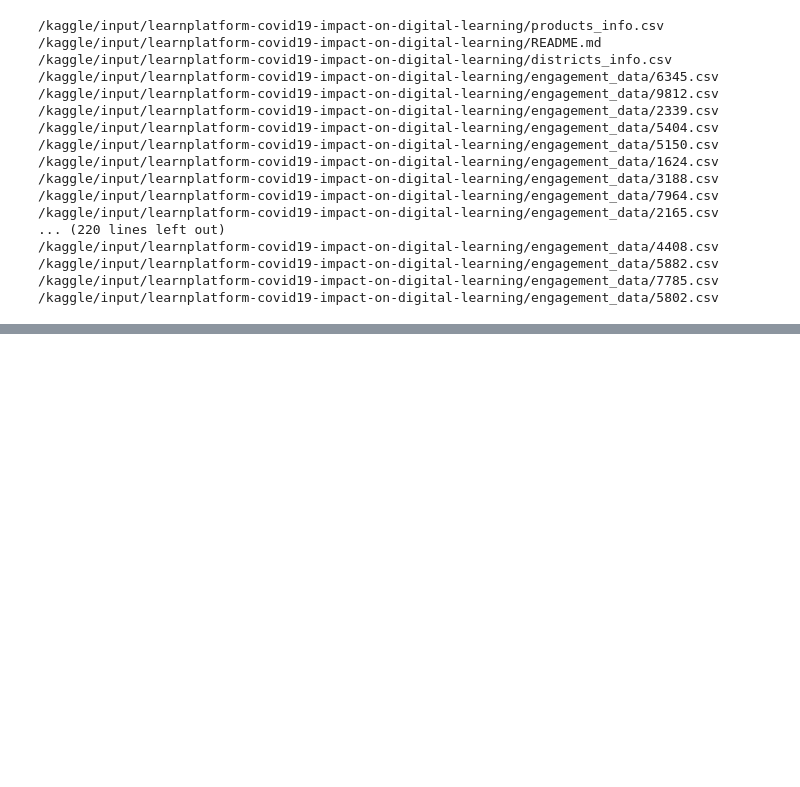
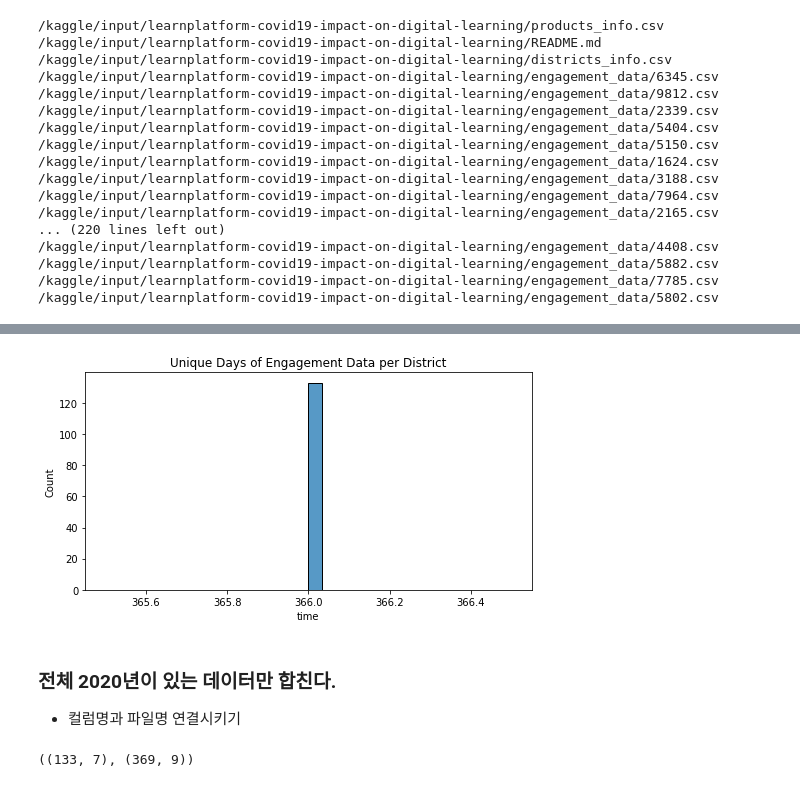
Before and after one commit to genie-lee-beep/Jieun-Lee, a Jupyter notebook: AI Competition/learnplatform-covid19-impact-on-digital-learning/learnplatform-eda-210818v.ipynb, the cells around one changed output, grey strips where cells are left out. Cells and saved outputs as stored; diff of their text form; code cells hidden in the pictures; blank space fills up the shorter version.

```diff
--- a/AI Competition/learnplatform-covid19-impact-on-digital-learning/learnplatform-eda-210818v.ipynb
+++ b/AI Competition/learnplatform-covid19-impact-on-digital-learning/learnplatform-eda-210818v.ipynb
@@ -43,0 +325,14 @@ districts_df.head()
+# %%
+# 앞에서 확인한 engagement를 지우고, 새롭게 만든다.
+del engagement
+
+temp = []
+
+for district in districts_df.district_id.unique():
+    df = pd.read_csv(f'{PATH}/{district}.csv', index_col=None, header=0)
+    df["district_id"] = district
+    if df.time.nunique() == 366:    # 366일인 것만 추가하겠다.
+        temp.append(df)
+
+engagement = pd.concat(temp)   # 366일인것만 뽑아서 pandas로 찍기
+engagement = engagement.reset_index(drop=True)
@@ -43,0 +343,12 @@ districts_df.head()
+# %%
+fig, ax = plt.subplots(1, 1, figsize=(8,4))
+
+sns.histplot(engagement.groupby('district_id').time.nunique(), bins=30)
+ax.set_title('Unique Days of Engagement Data per District')
+plt.show()
+# %% [output]
+[figure, added]
+# %% [markdown]
+### 전체 2020년이 있는 데이터만 합친다.
+
+* 컬럼명과 파일명 연결시키기
@@ -43,0 +358,4 @@ districts_df.head()
+# %%
+districts_df.shape, products_df.shape
+# %% [output]
+((133, 7), (369, 9))
```
Also changed, not shown: parts of 47 cells of this notebook.
